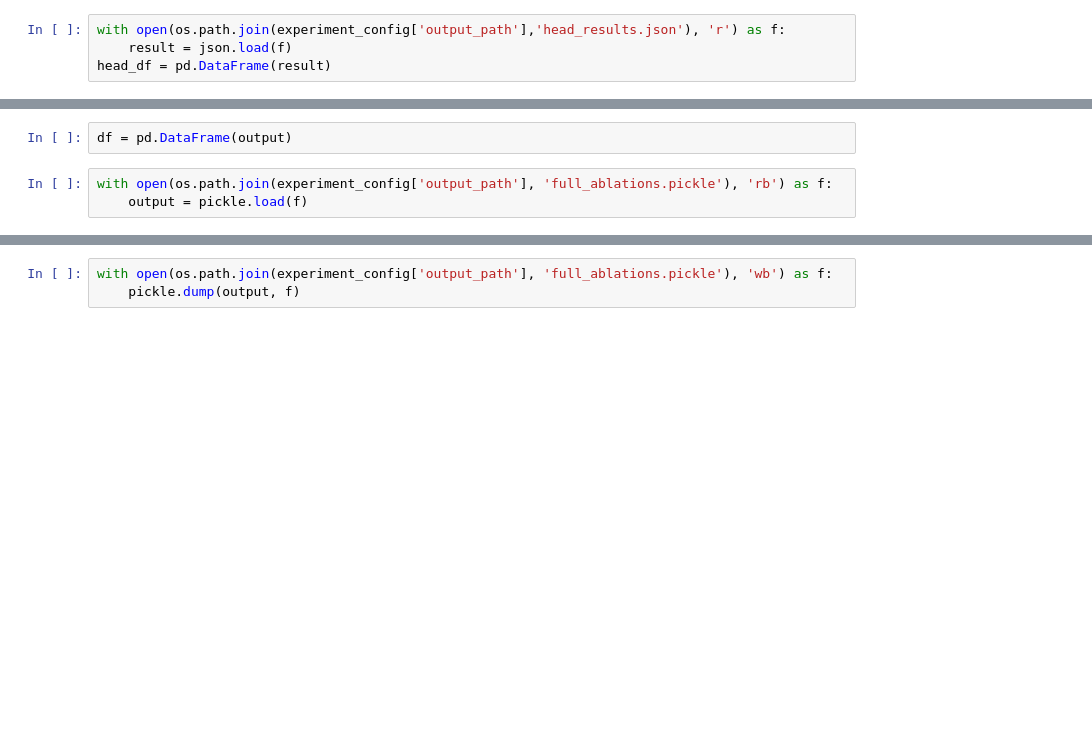
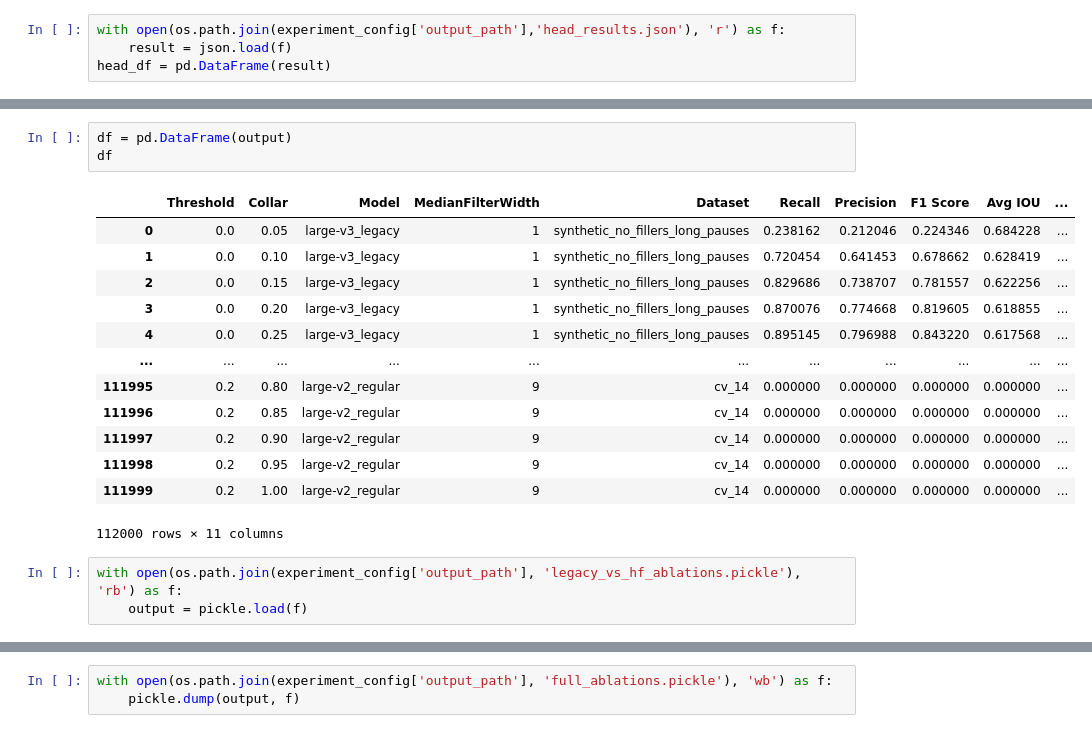
Before and after one commit to nyrahealth/CrisperWhisper, a Jupyter notebook: run_experiments/Segmentation_experiments.ipynb, the cells around one changed output, grey strips where cells are left out. Cells and saved outputs as stored; diff of their text form; blank space fills up the shorter version.

```diff
--- a/run_experiments/Segmentation_experiments.ipynb
+++ b/run_experiments/Segmentation_experiments.ipynb
@@ -264,6 +264,21 @@ working on cv_14
 # %%
 df = pd.DataFrame(output)
+df
+# %% [output]
+|  | Threshold | Collar | Model | MedianFilterWidth | Dataset | Recall | Precision | F1 Score | Avg IOU | ... |
+| 0 | 0.0 | 0.05 | large-v3_legacy | 1 | synthetic_no_fillers_long_pauses | 0.238162 | 0.212046 | 0.224346 | 0.684228 | ... |
+| 1 | 0.0 | 0.10 | large-v3_legacy | 1 | synthetic_no_fillers_long_pauses | 0.720454 | 0.641453 | 0.678662 | 0.628419 | ... |
+| 2 | 0.0 | 0.15 | large-v3_legacy | 1 | synthetic_no_fillers_long_pauses | 0.829686 | 0.738707 | 0.781557 | 0.622256 | ... |
+| 3 | 0.0 | 0.20 | large-v3_legacy | 1 | synthetic_no_fillers_long_pauses | 0.870076 | 0.774668 | 0.819605 | 0.618855 | ... |
+| 4 | 0.0 | 0.25 | large-v3_legacy | 1 | synthetic_no_fillers_long_pauses | 0.895145 | 0.796988 | 0.843220 | 0.617568 | ... |
+| ... | ... | ... | ... | ... | ... | ... | ... | ... | ... | ... |
+| 111995 | 0.2 | 0.80 | large-v2_regular | 9 | cv_14 | 0.000000 | 0.000000 | 0.000000 | 0.000000 | ... |
+| 111996 | 0.2 | 0.85 | large-v2_regular | 9 | cv_14 | 0.000000 | 0.000000 | 0.000000 | 0.000000 | ... |
+| 111997 | 0.2 | 0.90 | large-v2_regular | 9 | cv_14 | 0.000000 | 0.000000 | 0.000000 | 0.000000 | ... |
+| 111998 | 0.2 | 0.95 | large-v2_regular | 9 | cv_14 | 0.000000 | 0.000000 | 0.000000 | 0.000000 | ... |
+| 111999 | 0.2 | 1.00 | large-v2_regular | 9 | cv_14 | 0.000000 | 0.000000 | 0.000000 | 0.000000 | ... |
+112000 rows × 11 columns
 # %%
-with open(os.path.join(experiment_config['output_path'], 'full_ablations.pickle'), 'rb') as f:
+with open(os.path.join(experiment_config['output_path'], 'legacy_vs_hf_ablations.pickle'), 'rb') as f:
     output = pickle.load(f)
 # %%
```
Also changed, not shown: parts of 6 cells of this notebook, 3 other files.
